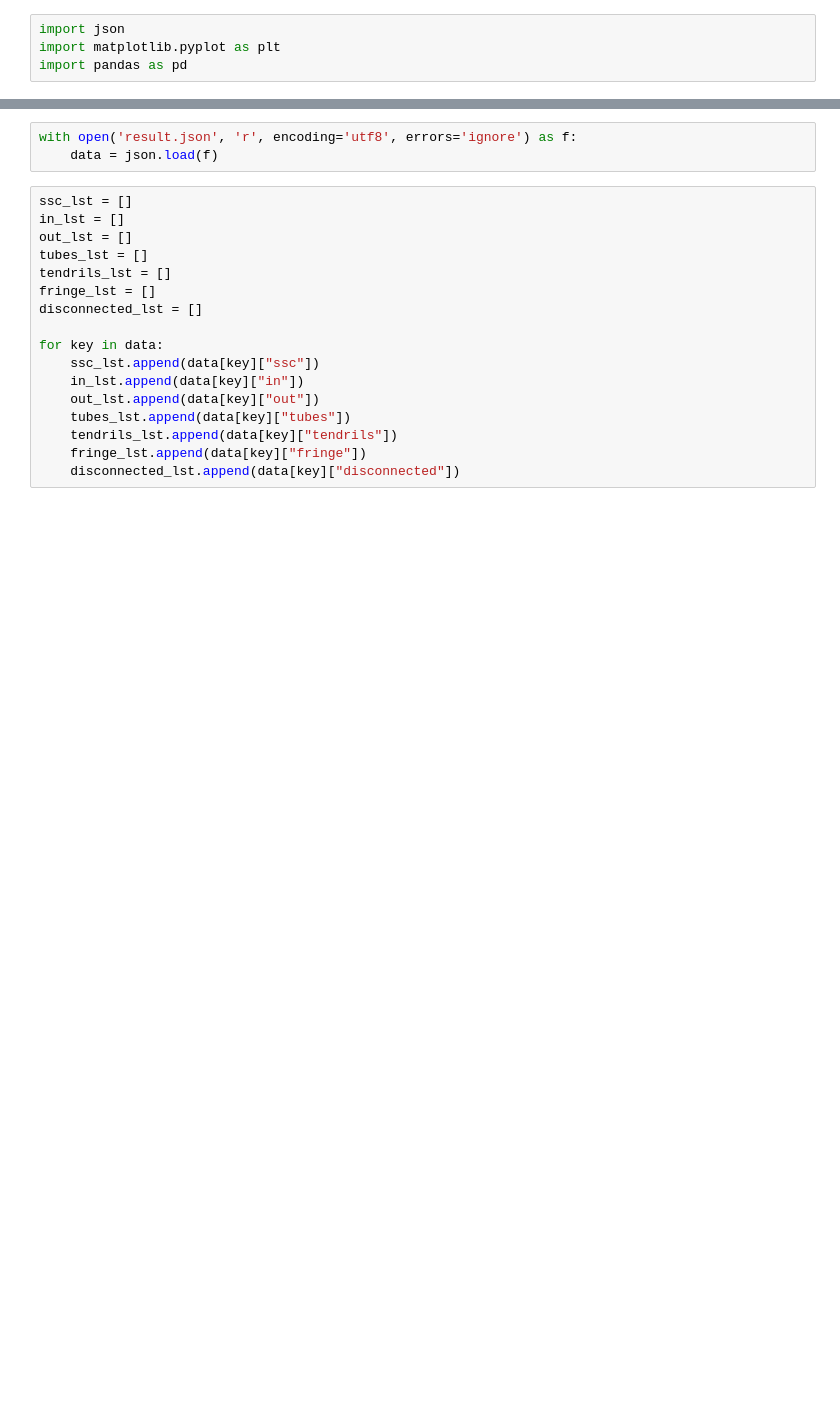
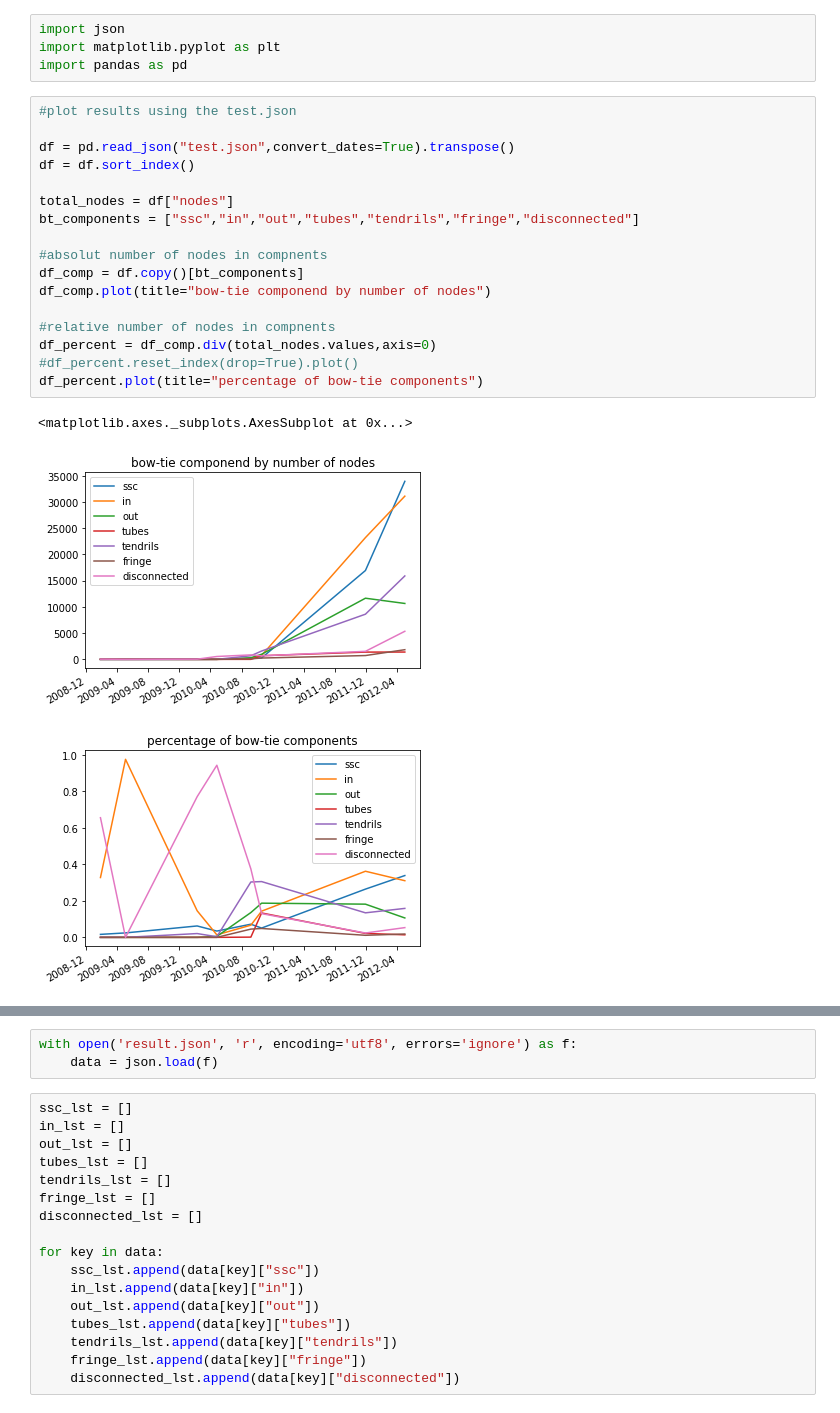
Before and after one commit to hmrug/crypto-transcation-network, a Jupyter notebook: BowTie-Bitcoin Visualization.ipynb, the cells around one changed output, grey strips where cells are left out. Saved outputs shown, nothing was run; the diff lists cells and outputs as text; blank space fills up the shorter version.

```diff
--- a/BowTie-Bitcoin Visualization.ipynb
+++ b/BowTie-Bitcoin Visualization.ipynb
@@ -2,3 +2,24 @@
 import json
 import matplotlib.pyplot as plt
 import pandas as pd
+# %%
+#plot results using the test.json
+
+df = pd.read_json("test.json",convert_dates=True).transpose()
+df = df.sort_index()
+
+total_nodes = df["nodes"]
+bt_components = ["ssc","in","out","tubes","tendrils","fringe","disconnected"]
+
+#absolut number of nodes in compnents
+df_comp = df.copy()[bt_components]
+df_comp.plot(title="bow-tie componend by number of nodes")
+
+#relative number of nodes in compnents
+df_percent = df_comp.div(total_nodes.values,axis=0)
+#df_percent.reset_index(drop=True).plot()
+df_percent.plot(title="percentage of bow-tie components")
+# %% [output]
+<matplotlib.axes._subplots.AxesSubplot at 0x...>
+[figure, added]
+[figure, added]
```
Also changed, not shown: parts of 2 cells of this notebook, 2 other files.
